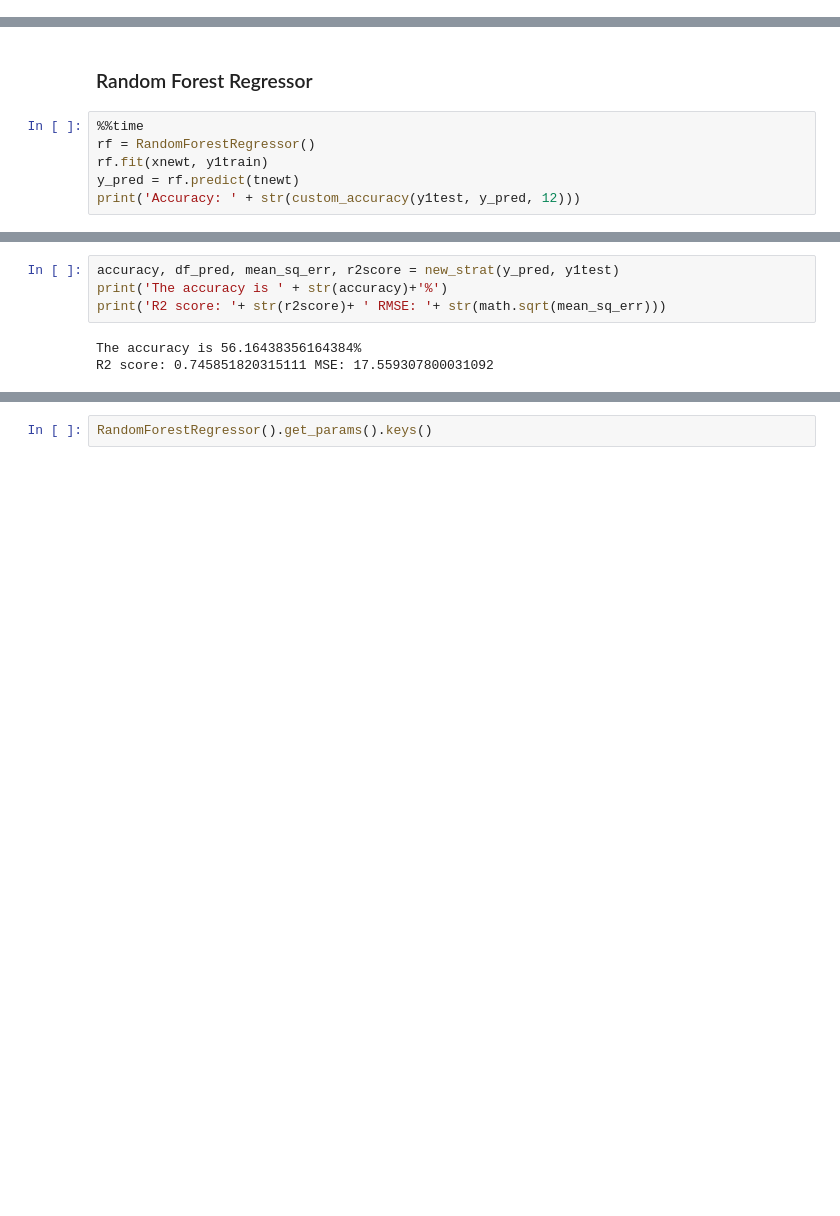
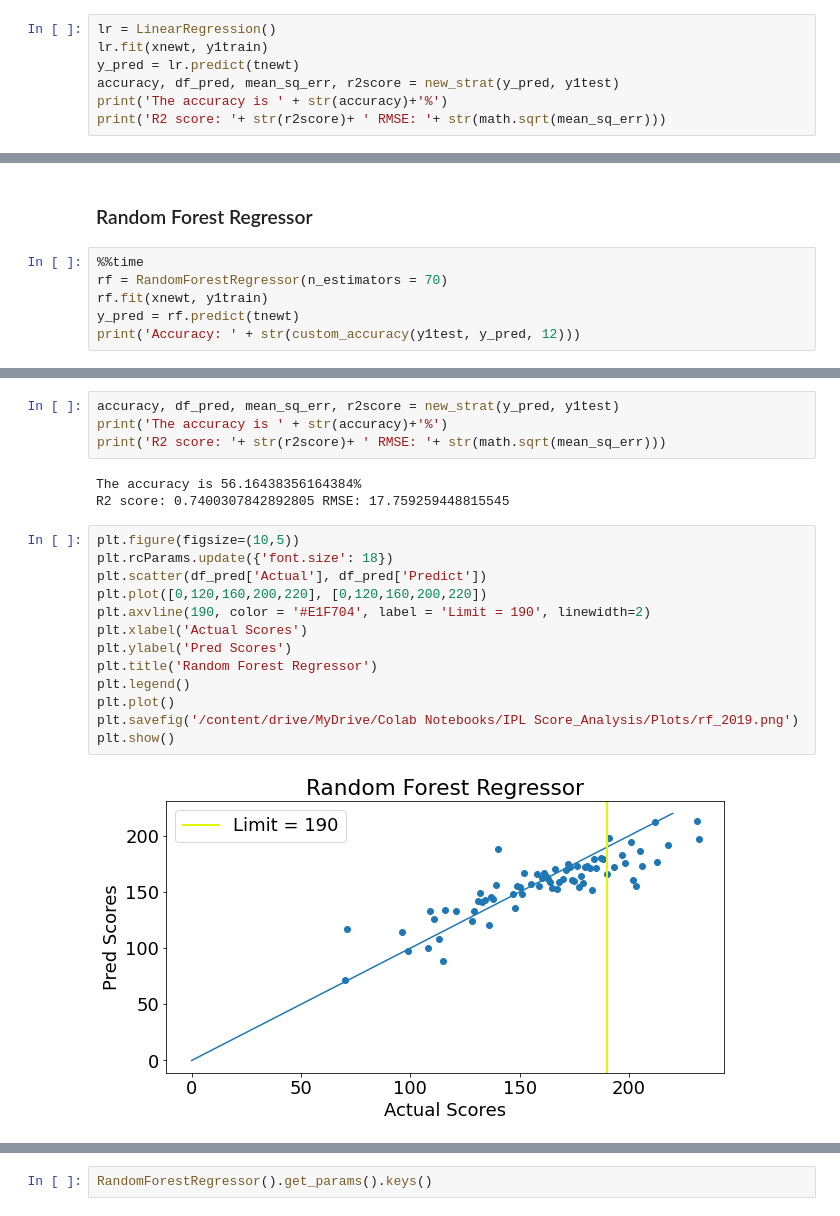
Before and after one commit to UtkarshAIITB/IPL-Data-Analysis, a Jupyter notebook: ML_models.ipynb, the cells around one changed output, grey strips where cells are left out. Drawn from its saved outputs; the diff is of its cells as text; blank space fills up the shorter version.

```diff
--- a/ML_models.ipynb
+++ b/ML_models.ipynb
@@ -509,0 +510,7 @@ xs = sc.fit_transform(xs)
+# %%
+lr = LinearRegression()
+lr.fit(xnewt, y1train)
+y_pred = lr.predict(tnewt)
+accuracy, df_pred, mean_sq_err, r2score = new_strat(y_pred, y1test)
+print('The accuracy is ' + str(accuracy)+'%')
+print('R2 score: '+ str(r2score)+ ' RMSE: '+ str(math.sqrt(mean_sq_err)))
@@ -511,7 +535,7 @@ xs = sc.fit_transform(xs)
 ### Random Forest Regressor
 # %%
 %%time
-rf = RandomForestRegressor()
+rf = RandomForestRegressor(n_estimators = 70)
 rf.fit(xnewt, y1train)
 y_pred = rf.predict(tnewt)
 print('Accuracy: ' + str(custom_accuracy(y1test, y_pred, 12)))
@@ -525,7 +549,22 @@ print('The accuracy is ' + str(accuracy)+'%')
 print('R2 score: '+ str(r2score)+ ' RMSE: '+ str(math.sqrt(mean_sq_err)))
 # %% [output]
 The accuracy is 56.16438356164384%
-R2 score: 0.745851820315111 MSE: 17.559307800031092
+R2 score: 0.7400307842892805 RMSE: 17.759259448815545
+# %%
+plt.figure(figsize=(10,5))
+plt.rcParams.update({'font.size': 18})
+plt.scatter(df_pred['Actual'], df_pred['Predict'])
+plt.plot([0,120,160,200,220], [0,120,160,200,220])
+plt.axvline(190, color = '#E1F704', label = 'Limit = 190', linewidth=2)
+plt.xlabel('Actual Scores')
+plt.ylabel('Pred Scores')
+plt.title('Random Forest Regressor')
+plt.legend()
+plt.plot()
+plt.savefig('/content/drive/MyDrive/Colab Notebooks/IPL Score_Analysis/Plots/rf_2019.png')
+plt.show()
+# %% [output]
+[figure, added]
 # %%
 # test
 y_pred = rf.predict(setst)
```
Also changed, not shown: parts of 30 cells of this notebook.
